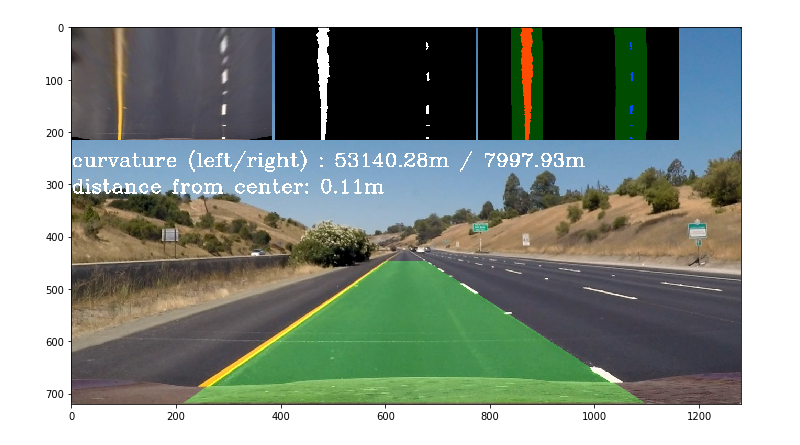
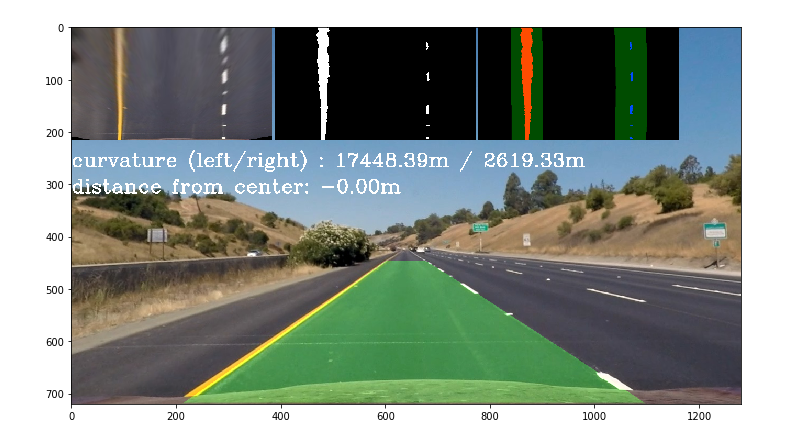
Before and after one commit to i-aki-y/selfdrivingcar-project4, a Jupyter notebook: AdvanLaneFinding.ipynb, the cells around one changed output. Cells and saved outputs as stored; diff of their text form; code cells hidden in the pictures.

Commit message:
Fix curvature, position calculation and unidstort doesn't applied bug.

```diff
--- a/AdvanLaneFinding.ipynb
+++ b/AdvanLaneFinding.ipynb
@@ -67,7 +70,7 @@ def process_image(image):
             fitting_info["ok"] = True
 
         except utils.EmptyDataError:
-            return image
+            return img_undistort
     else:
         try:
             left_line, right_line = process_info["left_line"], process_info["right_line"]
@@ -82,26 +85,29 @@ def process_image(image):
     img_detected = fit_result["out_img"]
 
     ## update lines
+    ploty = fit_result["ploty"]
+    left_fit_x, right_fit_x = fit_result["left_fitx"], fit_result["right_fitx"]
+
     left_line, right_line = process_info["left_line"], process_info["right_line"]
-    left_res = left_line.update_line(fit_result["leftx"], fit_result["lefty"], fit_result["left_fitx"], fit_result["left_fit"])
-    right_res = right_line.update_line(fit_result["rightx"], fit_result["righty"], fit_result["right_fitx"], fit_result["right_fit"])
+    left_res = left_line.update_line(fit_result["leftx"], fit_result["lefty"], left_fit_x, fit_result["left_fit"])
+    right_res = right_line.update_line(fit_result["rightx"], fit_result["righty"],right_fit_x, fit_result["right_fit"])
     if not(left_res and right_res):
         fitting_info["ok"] = False
 
     ## measure curvature and position
-    ploty = fit_result["ploty"]
     y_eval = np.max(ploty)
+    left_line.measure_curvature_and_position(y_eval, left_fit_x, ploty, xm_per_pix, ym_per_pix)
+    right_line.measure_curvature_and_position(y_eval, right_fit_x, ploty, xm_per_pix, ym_per_pix)
+
     vihecle_center = (img_detected.shape[1]/2) * xm_per_pix
-    left_line.measure_curvature_and_position(y_eval, xm_per_pix, ym_per_pix)
-    right_line.measure_curvature_and_position(y_eval, xm_per_pix, ym_per_pix)
-
     lane_center = (left_line.line_pos + right_line.line_pos) / 2.0
     distance_from_center = vihecle_center - lane_center
+
 
     ## create fitted region
     fit_region_img = utils.draw_region(np.zeros_like(image), left_line.best_fit_line(ploty), right_line.best_fit_line(ploty), ploty)
     fit_region_img = utils.warp_img(fit_region_img, M_inv)
-    result = utils.weighted_img(fit_region_img, image, alpha=1, beta=0.3)
+    result = utils.weighted_img(fit_region_img, img_undistort, alpha=1, beta=0.3)
 
 
     w, h = (128*3, 72*3)
@@ -121,16 +127,16 @@ def process_image(image):
     return result
 # %%
 img = cv2.cvtColor(cv2.imread("test_images/straight_lines1.jpg"), cv2.COLOR_BGR2RGB)
-vihecle_center = img.shape[1]/2
+
 res = process_image(img)
 
 plt.figure(figsize=(12, 8))
 plt.imshow(res)
 
 if save_image:
     plt.savefig("./output_images/process_image_example.png", bbox_inches="tight")
 # %% [output]
-[figure, old version]
+[figure, new version]
 # %%
 white_output = 'output_video/project_solution.mp4'
 ## To speed up the testing process you may want to try your pipeline on a shorter subclip of the video
```
Also changed, not shown: parts of 6 cells of this notebook, 7 other files.
